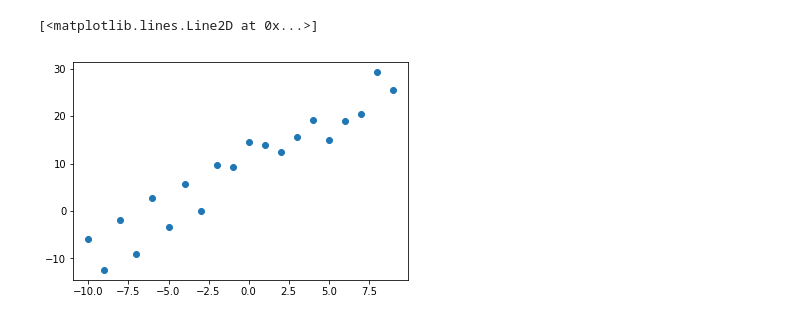
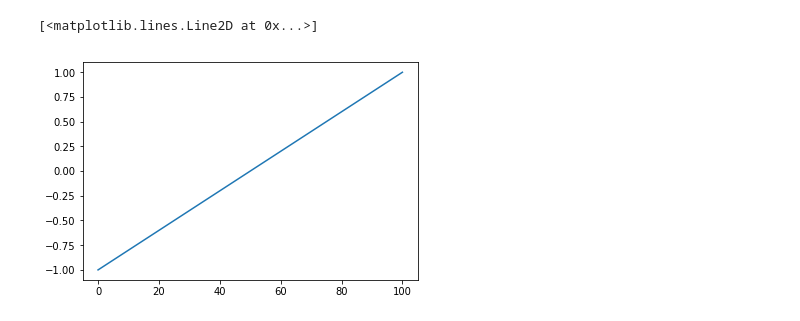
Before and after one commit to AiDevNepal/ai-saturdays-workshop-2, a Jupyter notebook: lr.ipynb, the cells around one changed output. Drawn from its saved outputs; the diff is of its cells as text; code cells hidden in the pictures.

```diff
--- a/lr.ipynb
+++ b/lr.ipynb
@@ -6,11 +6,9 @@ import seaborn as sns
 
 %matplotlib inline
 # %%
-X = np.arange(-10, 10)
-noise = np.random.random(len(X))
-
-Y = 2 * X + 5 + 10*noise
-plt.plot(X, Y, 'o')
+X = np.linspace(-1, 1,101)
+noise = np.random.randn(*X.shape) * 1
+plt.plot(X)
 # %% [output]
 [<matplotlib.lines.Line2D at 0x...>]
-[figure, old version]
+[figure, new version]
```
Also changed, not shown: parts of 5 cells of this notebook.
